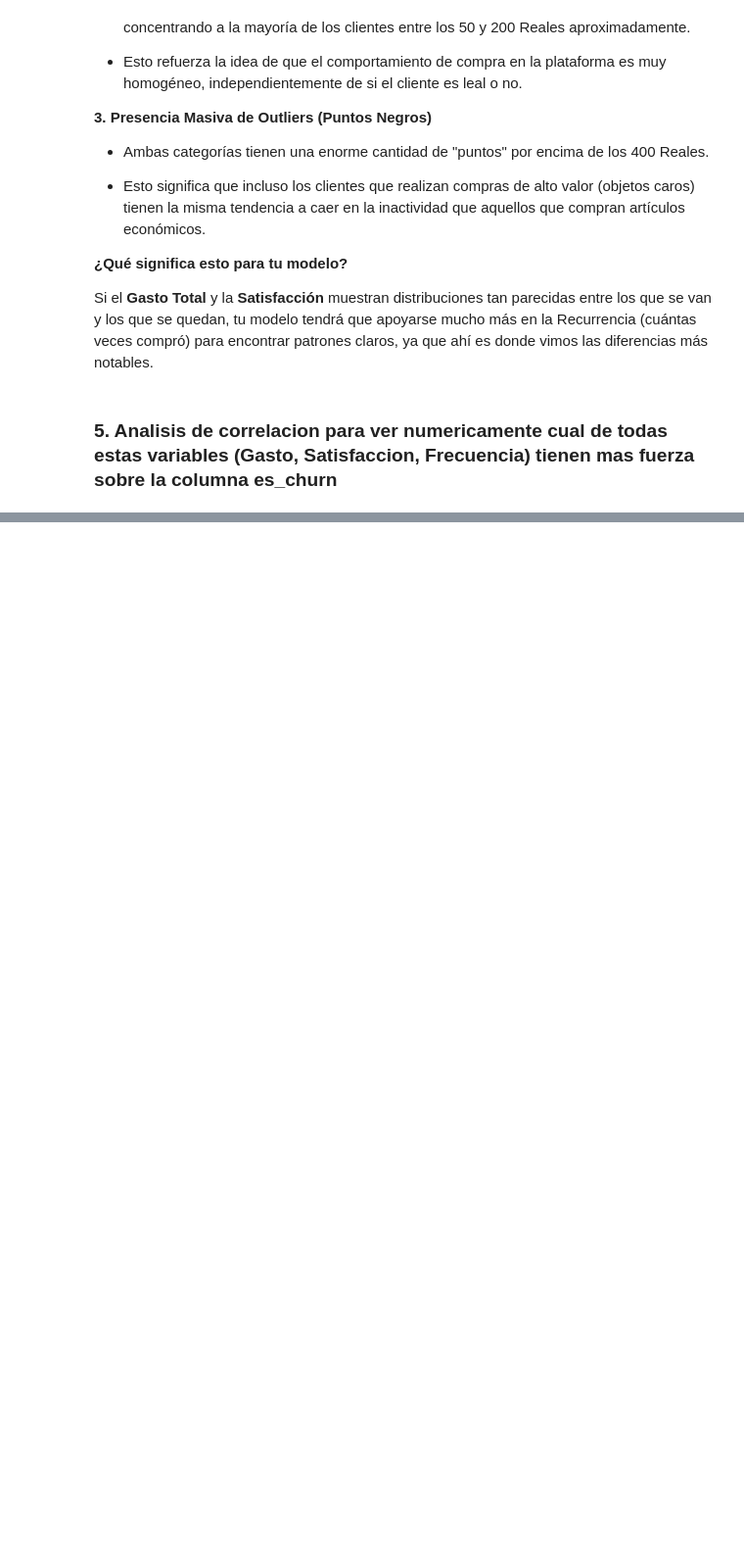
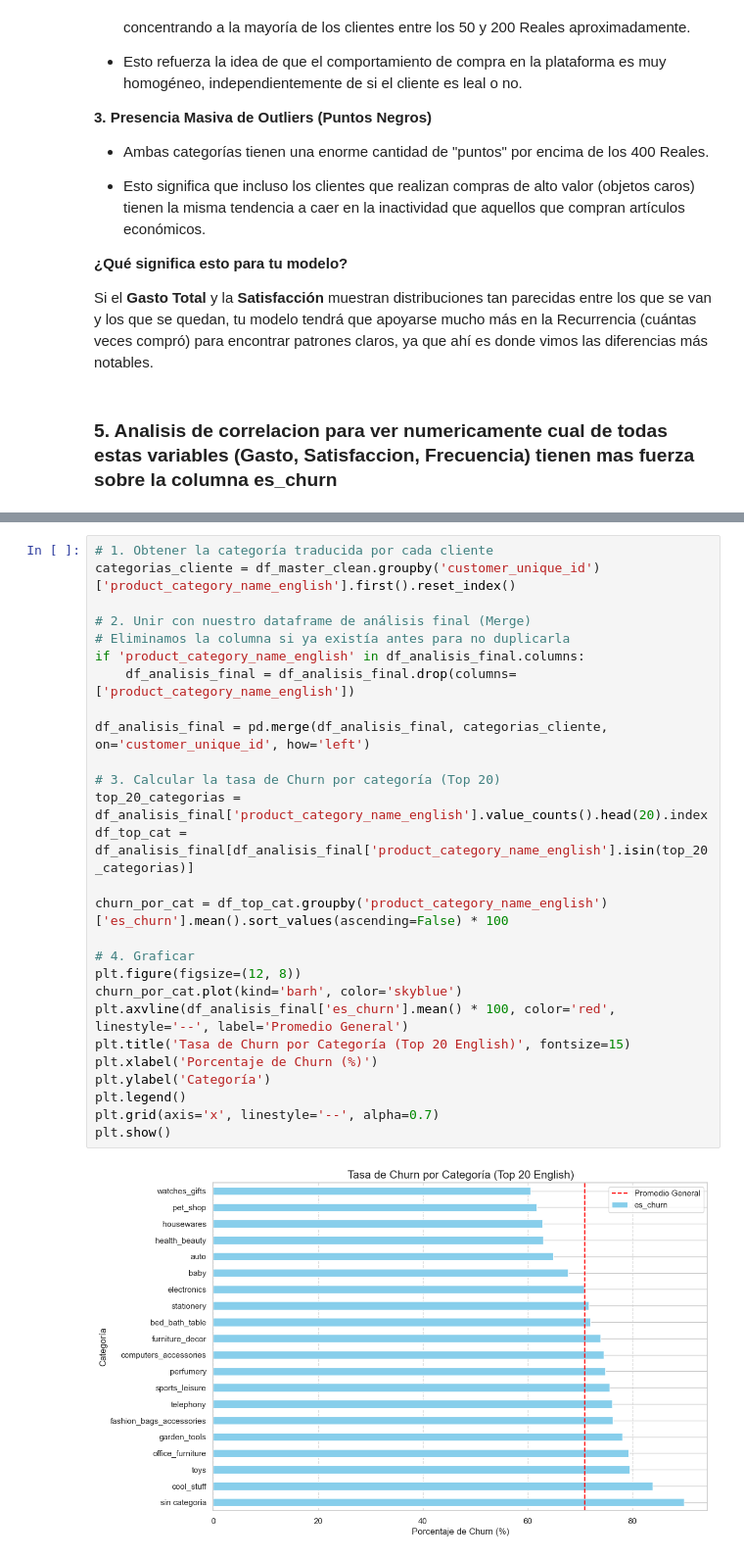
Before and after one commit to wilhayla/THE_HATCH_DATA_SCIENCE_OLIST_CHALLENGE, a Jupyter notebook: notbooks/02_feature_engineering.ipynb, the cells around one changed output, grey strips where cells are left out. Shown at 98% size. Drawn from its saved outputs; the diff is of its cells as text; blank space fills up the shorter version.

```diff
--- a/notbooks/02_feature_engineering.ipynb
+++ b/notbooks/02_feature_engineering.ipynb
@@ -511,0 +583,29 @@ columnas_interes = ['dias_inactividad', 'total_pedidos', 'gasto_total', 'es_chur
+# %%
+# 1. Obtener la categoría traducida por cada cliente
+categorias_cliente = df_master_clean.groupby('customer_unique_id')['product_category_name_english'].first().reset_index()
+
+# 2. Unir con nuestro dataframe de análisis final (Merge)
+# Eliminamos la columna si ya existía antes para no duplicarla
+if 'product_category_name_english' in df_analisis_final.columns:
+    df_analisis_final = df_analisis_final.drop(columns=['product_category_name_english'])
+
+df_analisis_final = pd.merge(df_analisis_final, categorias_cliente, on='customer_unique_id', how='left')
+
+# 3. Calcular la tasa de Churn por categoría (Top 20)
+top_20_categorias = df_analisis_final['product_category_name_english'].value_counts().head(20).index
+df_top_cat = df_analisis_final[df_analisis_final['product_category_name_english'].isin(top_20_categorias)]
+
+churn_por_cat = df_top_cat.groupby('product_category_name_english')['es_churn'].mean().sort_values(ascending=False) * 100
+
+# 4. Graficar
+plt.figure(figsize=(12, 8))
+churn_por_cat.plot(kind='barh', color='skyblue')
+plt.axvline(df_analisis_final['es_churn'].mean() * 100, color='red', linestyle='--', label='Promedio General')
+plt.title('Tasa de Churn por Categoría (Top 20 English)', fontsize=15)
+plt.xlabel('Porcentaje de Churn (%)')
+plt.ylabel('Categoría')
+plt.legend()
+plt.grid(axis='x', linestyle='--', alpha=0.7)
+plt.show()
+# %% [output]
+[figure, added]
```
Also changed, not shown: parts of 6 cells of this notebook.
